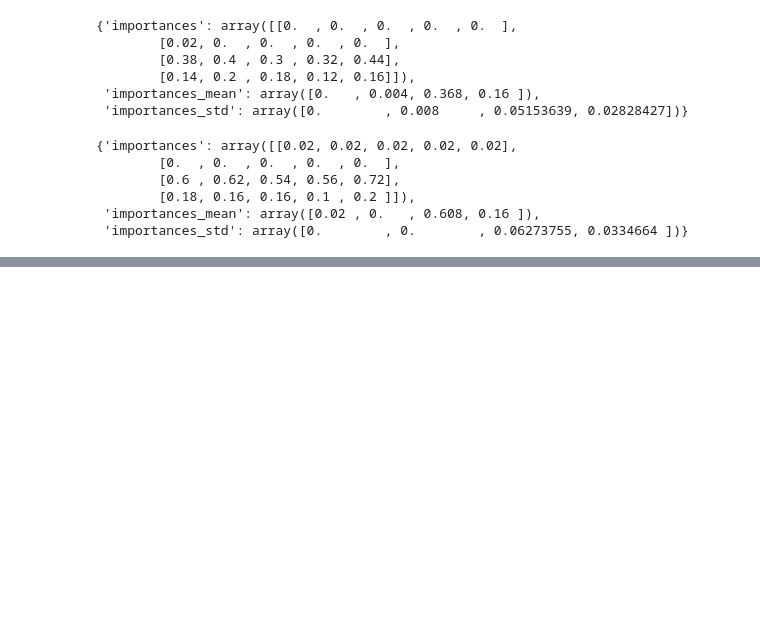
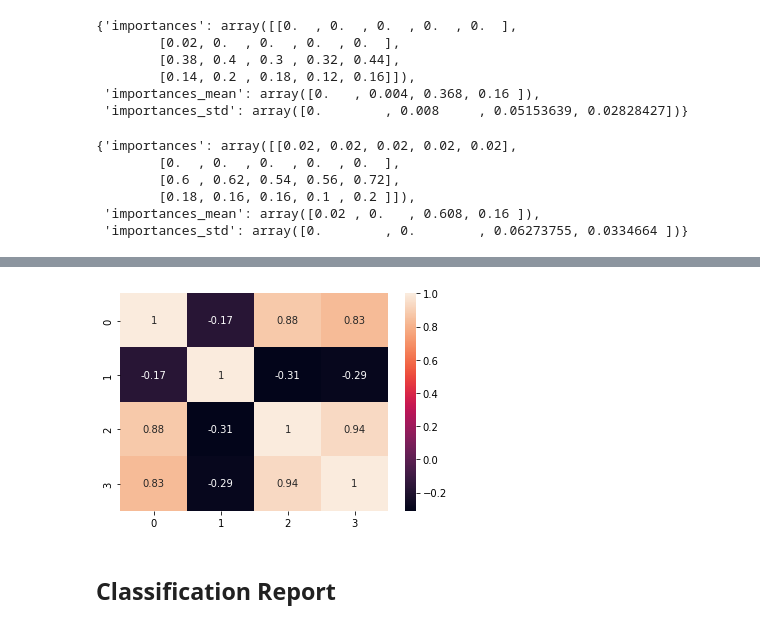
Before and after one commit to kuzminRM/My_ML_Notes, a Jupyter notebook: ML_cheat_sheet.ipynb, the cells around one changed output, grey strips where cells are left out. Cells and saved outputs as stored; diff of their text form; code cells hidden in the pictures; blank space fills up the shorter version.

```diff
--- a/ML_cheat_sheet.ipynb
+++ b/ML_cheat_sheet.ipynb
@@ -484,0 +526,18 @@ permutation_importance(log, X_test, y_test, n_repeats=5, random_state=1, n_jobs=
+# %%
+import seaborn as sns
+from scipy.stats import spearmanr, pearsonr
+import matplotlib.pyplot as plt
+
+# создаем матрицу корреляции
+corr = spearmanr(X).correlation
+# еще варианты
+# corr = spearmanr(X, y).correlation
+# corr = pd.DataFrame(X).corr(method={‘pearson’, ‘kendall’, ‘spearman’, "callable"} )
+
+sns.heatmap(corr, annot = True)
+
+plt.show()
+# %% [output]
+[figure, added]
+# %% [markdown]
+## Classification Report
```
Also changed, not shown: parts of 16 cells of this notebook.
